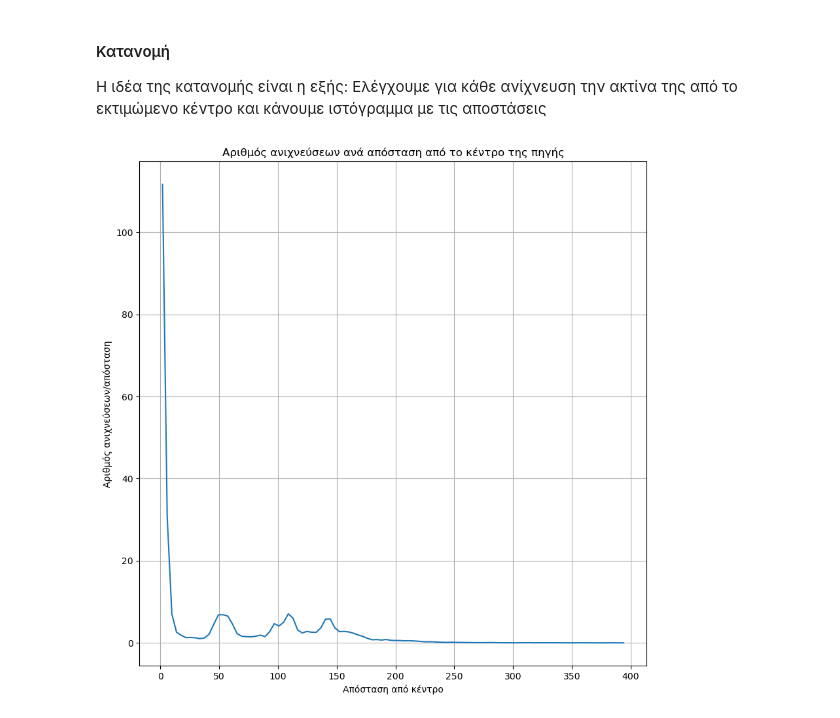
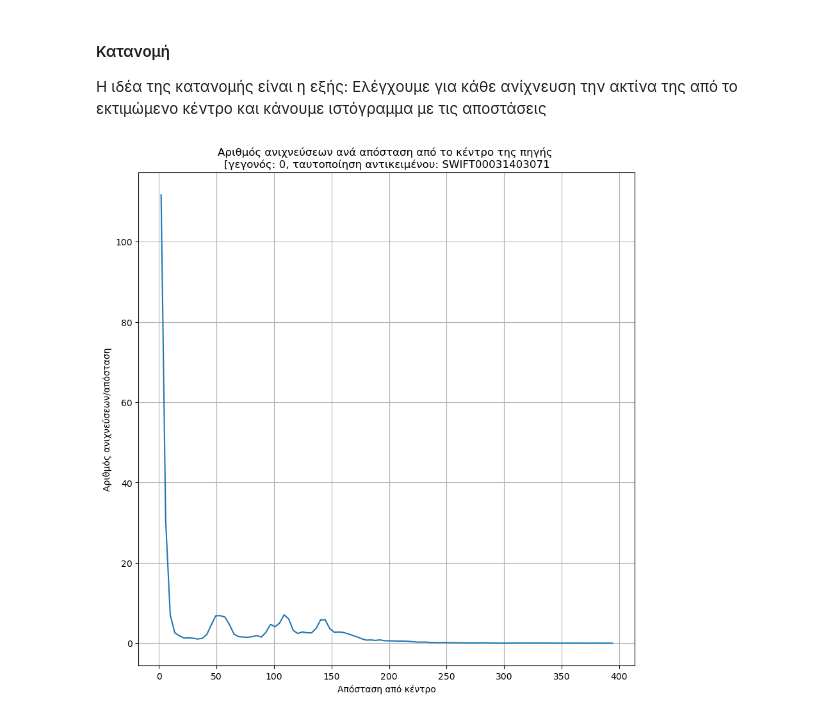
Before and after one commit to xmamalou/astrolab-team-exercise, a Jupyter notebook: thing.ipynb, the cells around one changed output. Saved outputs shown, nothing was run; the diff lists cells and outputs as text; code cells hidden in the pictures.

```diff
--- a/thing.ipynb
+++ b/thing.ipynb
@@ -125,22 +125,24 @@ def get_distances_of_detections(data, origin_point = origin):
 # %%
 distances = get_distances_of_detections(source_data, source_origin)
 bin_count = 100
+
+object_id = event_headers[event_index]['TELESCOP'] + event_headers[event_index]['OBS_ID']
 
 plt.close('all')
 # Δεδομένα
 counts, bins = np.histogram(distances, bins = bin_count)
 bin_middle = (1/2)*(bins[1:] + bins[:-1]) # το μέσον κάθε μπάρας
 figure = plt.figure(1,figsize=(10,10))
 # Ρυθμίσεις
 plt.plot(bin_middle, counts/bin_middle)
 plt.grid("both")
-plt.title("Αριθμός ανιχνεύσεων ανά απόσταση από το κέντρο της πηγής")
+plt.title("Αριθμός ανιχνεύσεων ανά απόσταση από το κέντρο της πηγής \n[γεγονός: " + str(event_index) + ", ταυτοποίηση αντικειμένου: " + object_id + "]")
 plt.xlabel("Απόσταση από κέντρο")
 plt.ylabel("Αριθμός ανιχνεύσεων/απόσταση")
 # Αποθήκευση
-figure_name = "histograms/hist_" + str(event_index) + "_" + event_headers[event_index]['TELESCOP'] + event_headers[event_index]['OBS_ID'] + ".png"
+figure_name = "histograms/hist_" + str(event_index) + "_" + object_id + ".png"
 figure.savefig(figure_name)
 # Εμφάνιση
 plt.show()
 # %% [output]
-[figure, old version]
+[figure, new version]
```
Also changed, not shown: 1 other file.
